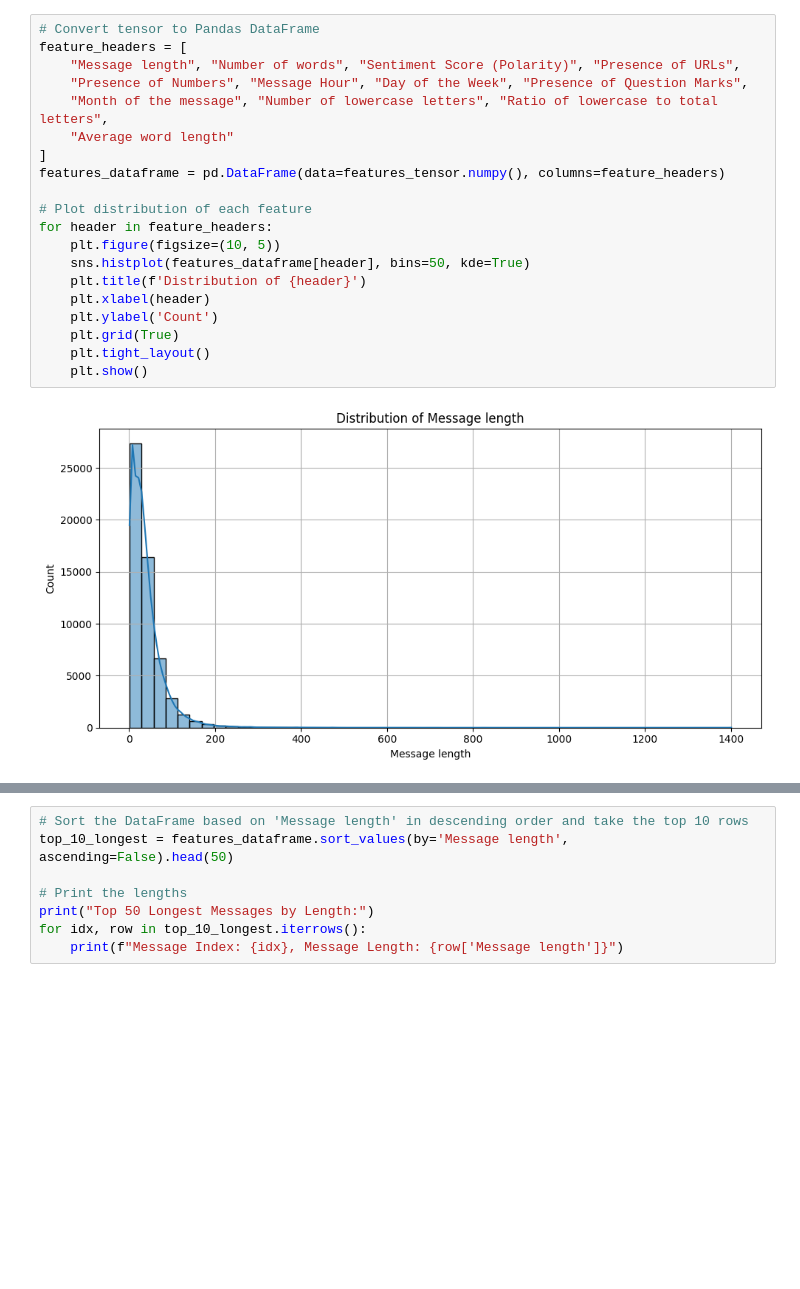
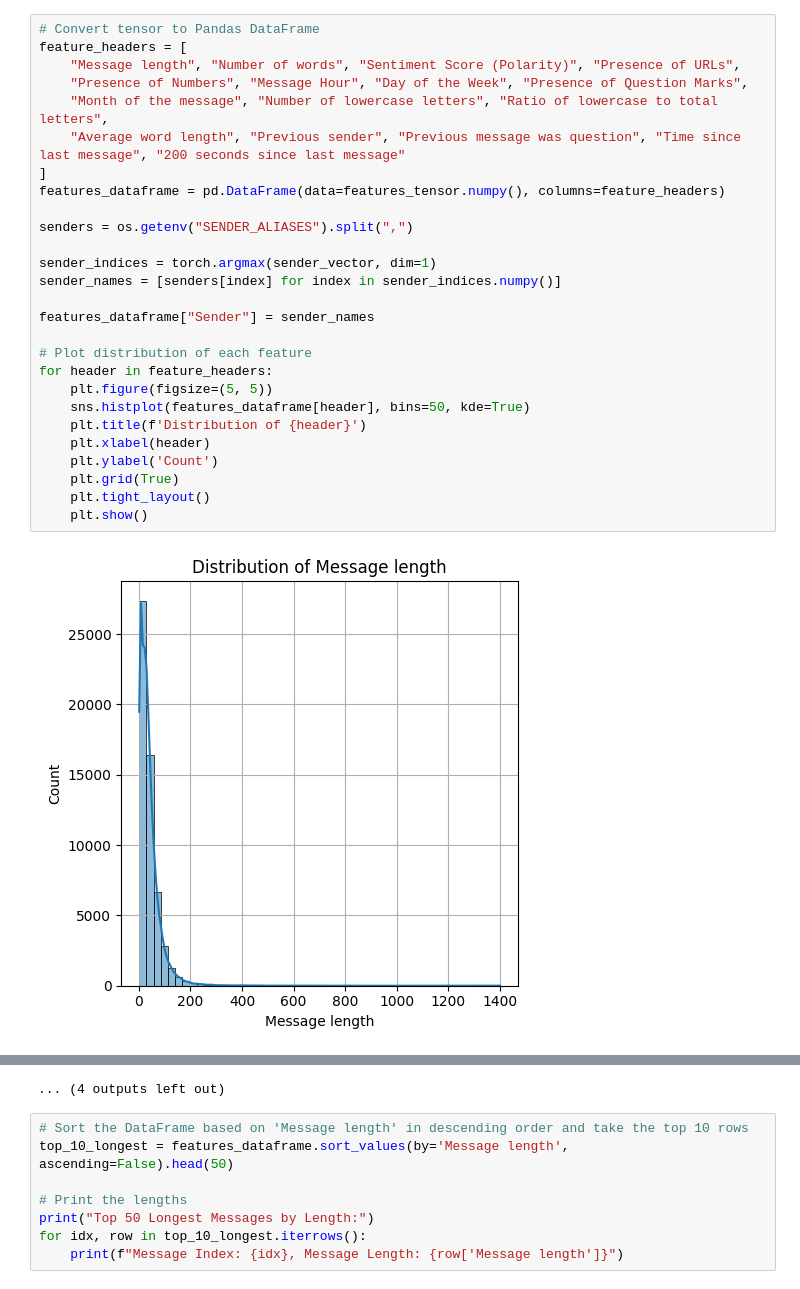
Before and after one commit to BrysonL/groupchat-classification, a Jupyter notebook: FeatureExtraction.ipynb, the cells around one changed output, grey strips where cells are left out. Drawn from its saved outputs; the diff is of its cells as text; blank space fills up the shorter version.

```diff
--- a/FeatureExtraction.ipynb
+++ b/FeatureExtraction.ipynb
@@ -38,22 +44,29 @@ tensor([76.0000, 16.0000,  0.5000,  0.0000,  0.0000, 22.0000,  4.0000,  0.0000,
 # %%
 # Convert tensor to Pandas DataFrame
 feature_headers = [
     "Message length", "Number of words", "Sentiment Score (Polarity)", "Presence of URLs",
     "Presence of Numbers", "Message Hour", "Day of the Week", "Presence of Question Marks",
     "Month of the message", "Number of lowercase letters", "Ratio of lowercase to total letters",
-    "Average word length"
+    "Average word length", "Previous sender", "Previous message was question", "Time since last message", "200 seconds since last message"
 ]
 features_dataframe = pd.DataFrame(data=features_tensor.numpy(), columns=feature_headers)
 
+senders = os.getenv("SENDER_ALIASES").split(",")
+
+sender_indices = torch.argmax(sender_vector, dim=1)
+sender_names = [senders[index] for index in sender_indices.numpy()]
+
+features_dataframe["Sender"] = sender_names
+
 # Plot distribution of each feature
 for header in feature_headers:
-    plt.figure(figsize=(10, 5))
+    plt.figure(figsize=(5, 5))
     sns.histplot(features_dataframe[header], bins=50, kde=True)
     plt.title(f'Distribution of {header}')
     plt.xlabel(header)
     plt.ylabel('Count')
     plt.grid(True)
     plt.tight_layout()
     plt.show()
 # %% [output]
-[figure, old version]
+[figure, new version]
@@ -71,3 +84,4 @@ for header in feature_headers:
+... (4 outputs left out)
 # %%
 # Sort the DataFrame based on 'Message length' in descending order and take the top 10 rows
 top_10_longest = features_dataframe.sort_values(by='Message length', ascending=False).head(50)
```
Also changed, not shown: parts of 11 cells of this notebook, 9 other files.
